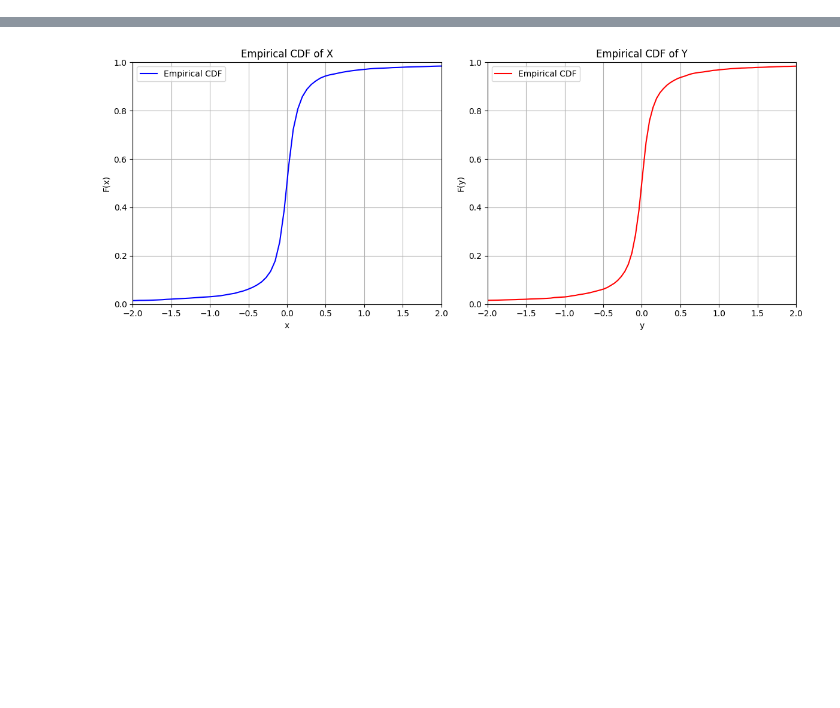
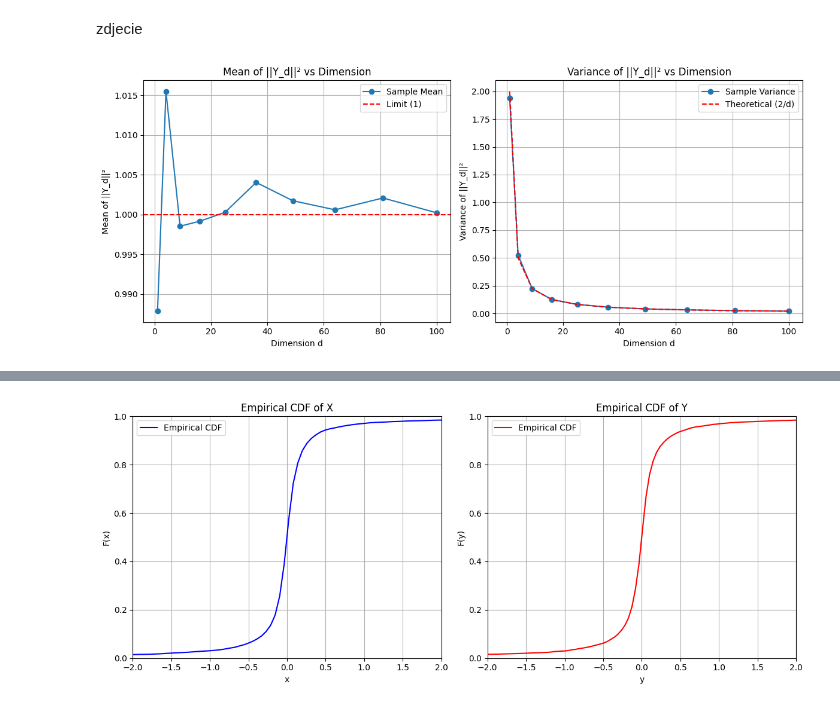
Before and after one commit to kubaq215/Risk-management, a Jupyter notebook: note2.ipynb, the cells around one changed output, grey strips where cells are left out. Cells and saved outputs as stored; diff of their text form; code cells hidden in the pictures; blank space fills up the shorter version.

```diff
--- a/note2.ipynb
+++ b/note2.ipynb
@@ -2,6 +2,62 @@
 ![zad1.png](images/note2/zad1.png)
 # %%
 # Zadanie w pdfie (images/note2/solutions)
+# %% [markdown]
+zdjecie
+# %%
+import numpy as np
+import matplotlib.pyplot as plt
+from scipy import stats
+
+# Sample size
+N = 10000
+
+dimensions = [1, 4, 9, 16, 25, 36, 49, 64, 81, 100]
+
+means = []
+variances = []
+
+for d in dimensions:
+    # Generate N samples of d-dimensional Gaussian vectors
+    X = np.random.normal(0, 1, size=(N, d))
+
+    # Normalize
+    Y = X / np.sqrt(d)
+
+    norm_squared = np.sum(Y**2, axis=1)
+
+    mean_norm = np.mean(norm_squared)
+    var_norm = np.var(norm_squared)
+
+    means.append(mean_norm)
+    variances.append(var_norm)
+
+plt.figure(figsize=(12, 5))
+
+# means
+plt.subplot(1, 2, 1)
+plt.plot(dimensions, means, 'o-', label='Sample Mean')
+plt.axhline(y=1, color='r', linestyle='--', label='Limit (1)')
+plt.xlabel('Dimension d')
+plt.ylabel('Mean of ||Y_d||²')
+plt.title('Mean of ||Y_d||² vs Dimension')
+plt.grid(True)
+plt.legend()
+
+# variances
+plt.subplot(1, 2, 2)
+plt.plot(dimensions, variances, 'o-', label='Sample Variance')
+plt.plot(dimensions, [2/d for d in dimensions], 'r--', label='Theoretical (2/d)')
+plt.xlabel('Dimension d')
+plt.ylabel('Variance of ||Y_d||²')
+plt.title('Variance of ||Y_d||² vs Dimension')
+plt.grid(True)
+plt.legend()
+
+plt.tight_layout()
+plt.show()
+# %% [output]
+[figure, added]
 # %% [markdown]
 ![zad3_1.png](images/note2/zad3_1.png)
 ![zad3_2.png](images/note2/zad3_2.png)
```
Also changed, not shown: parts of 1 cell of this notebook, 1 other file.
